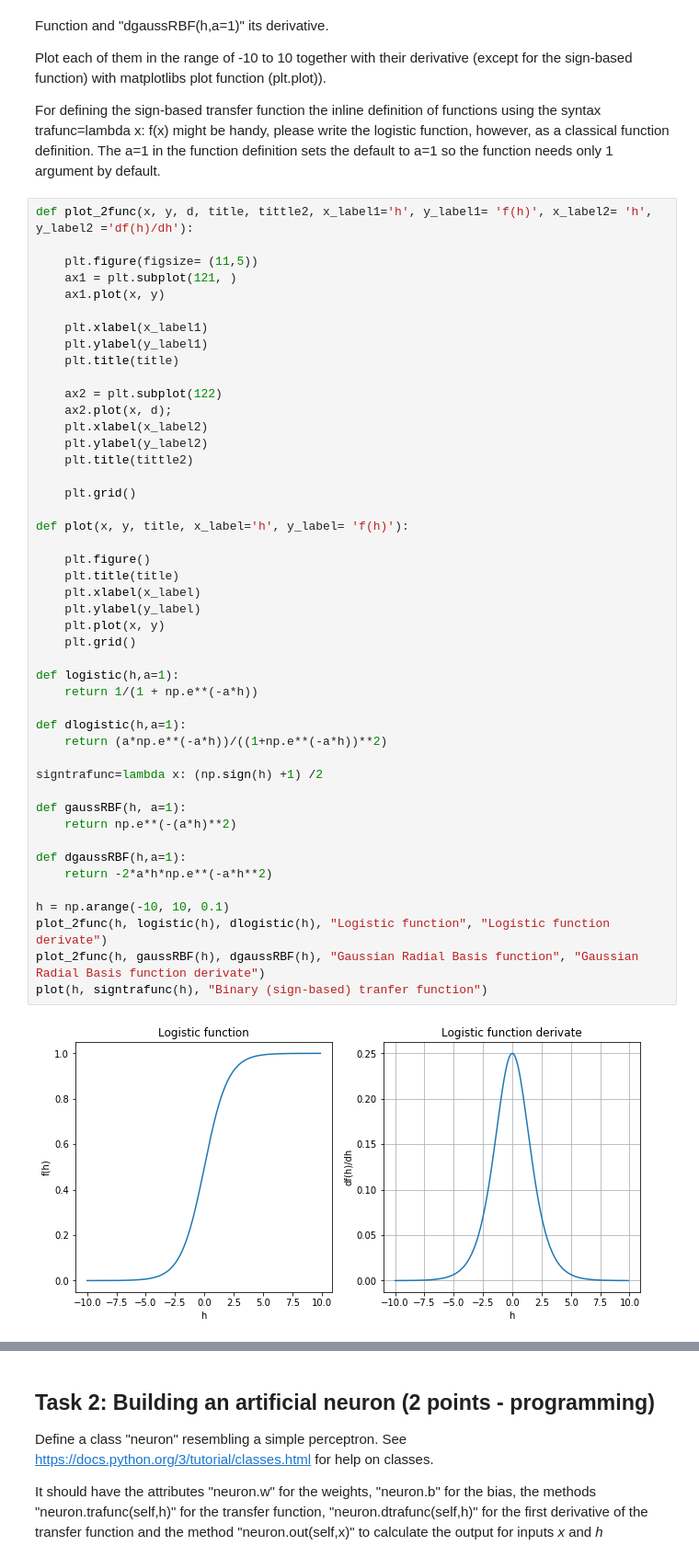
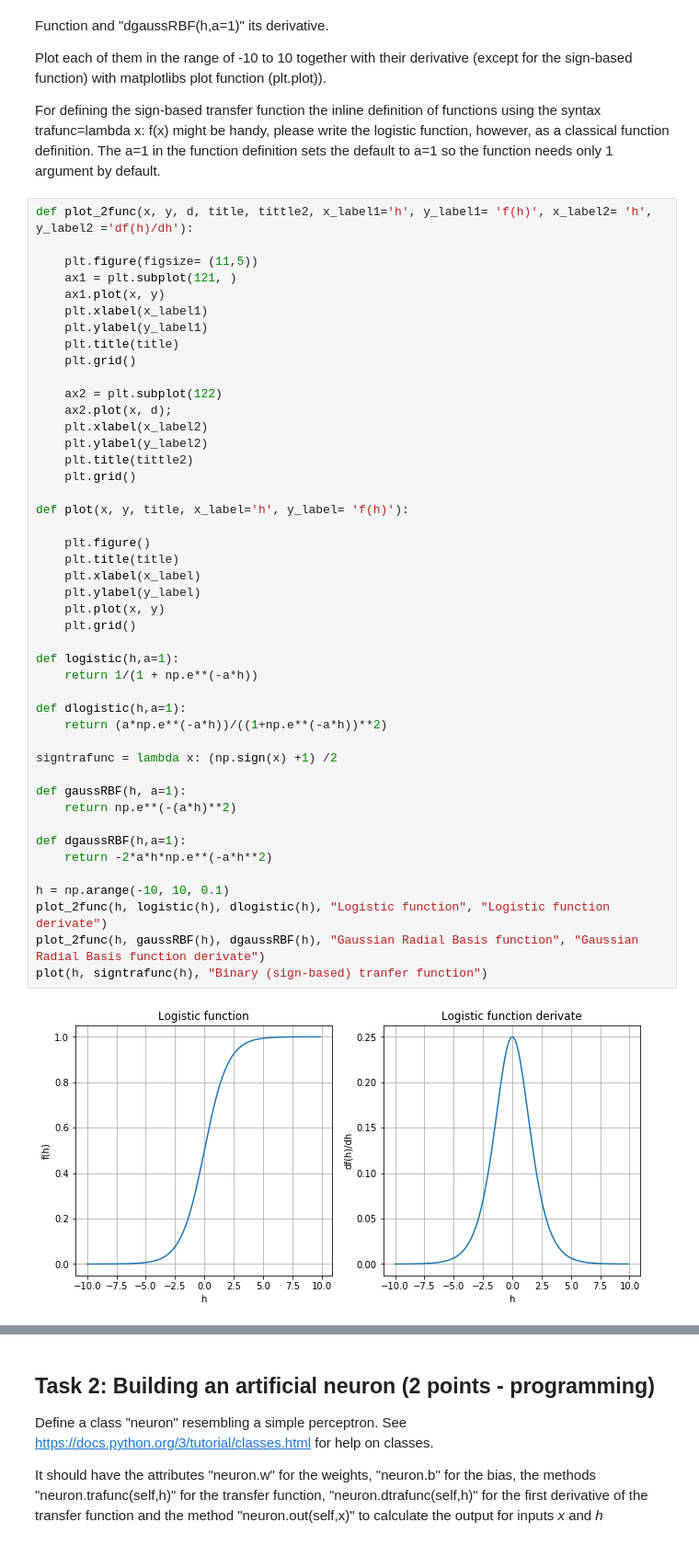
Before and after one commit to juanangd/TU_BERLIN, a Jupyter notebook: BCI-WS20:21/Exercise1.ipynb, the cells around one changed output, grey strips where cells are left out. Shown: that part at 92% size. Drawn from its saved outputs; the diff is of its cells as text.

```diff
--- a/BCI-WS20:21/Exercise1.ipynb
+++ b/BCI-WS20:21/Exercise1.ipynb
@@ -17,45 +17,44 @@ def plot_2func(x, y, d, title, tittle2, x_label1='h', y_label1= 'f(h)', x_label2
     plt.figure(figsize= (11,5))
     ax1 = plt.subplot(121, )
     ax1.plot(x, y)
-
     plt.xlabel(x_label1)
     plt.ylabel(y_label1)
     plt.title(title)
+    plt.grid()
 
     ax2 = plt.subplot(122)
     ax2.plot(x, d);
     plt.xlabel(x_label2)
     plt.ylabel(y_label2)
     plt.title(tittle2)
-
     plt.grid()
 
 def plot(x, y, title, x_label='h', y_label= 'f(h)'):
 
     plt.figure()
     plt.title(title)
     plt.xlabel(x_label)
     plt.ylabel(y_label)
     plt.plot(x, y)
     plt.grid()
 
 def logistic(h,a=1):
     return 1/(1 + np.e**(-a*h))
 
 def dlogistic(h,a=1):
     return (a*np.e**(-a*h))/((1+np.e**(-a*h))**2)
 
-signtrafunc=lambda x: (np.sign(h) +1) /2
+signtrafunc = lambda x: (np.sign(x) +1) /2
 
 def gaussRBF(h, a=1):
     return np.e**(-(a*h)**2)
 
 def dgaussRBF(h,a=1):
     return -2*a*h*np.e**(-a*h**2)
 
 h = np.arange(-10, 10, 0.1)
 plot_2func(h, logistic(h), dlogistic(h), "Logistic function", "Logistic function derivate")
 plot_2func(h, gaussRBF(h), dgaussRBF(h), "Gaussian Radial Basis function", "Gaussian Radial Basis function derivate")
 plot(h, signtrafunc(h), "Binary (sign-based) tranfer function")
 # %% [output]
-[figure, old version]
+[figure, new version]
```
Also changed, not shown: parts of 5 cells of this notebook.
